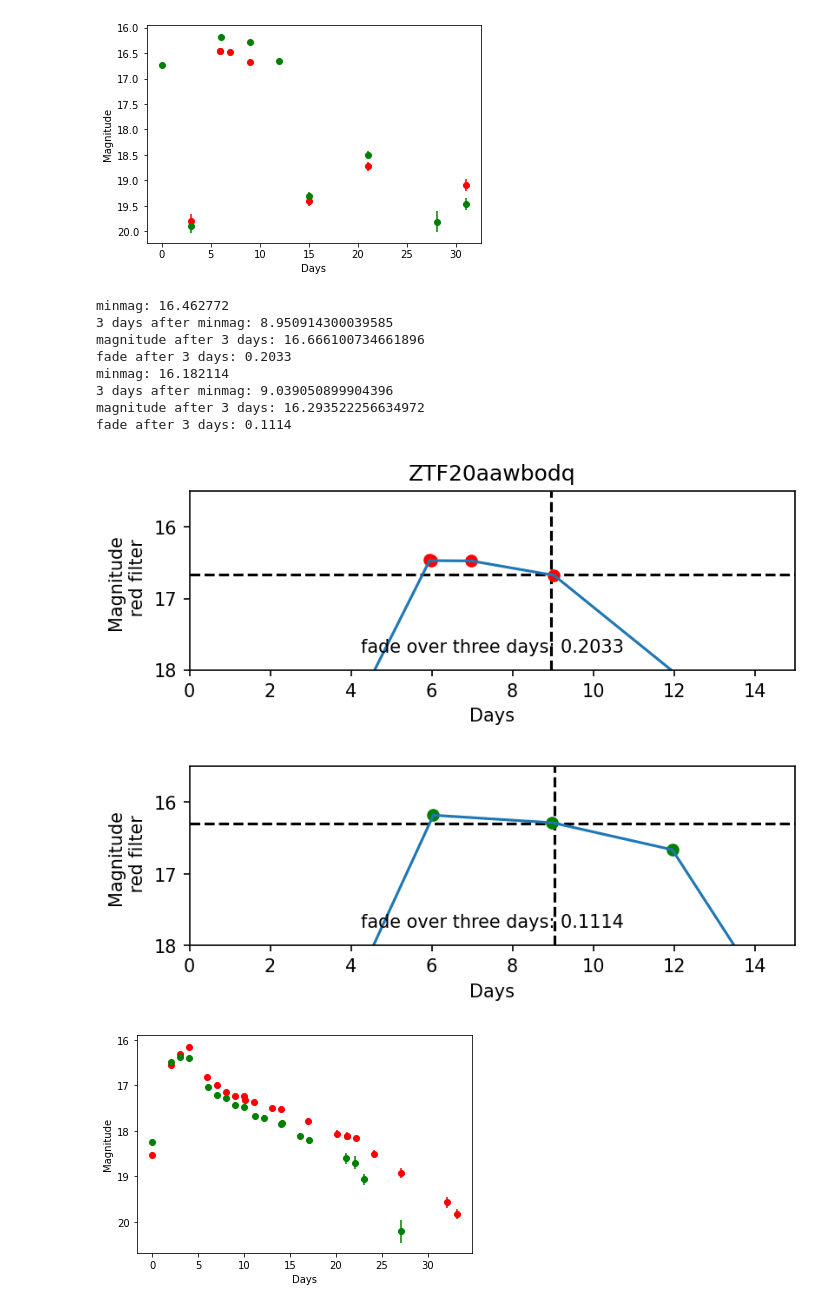
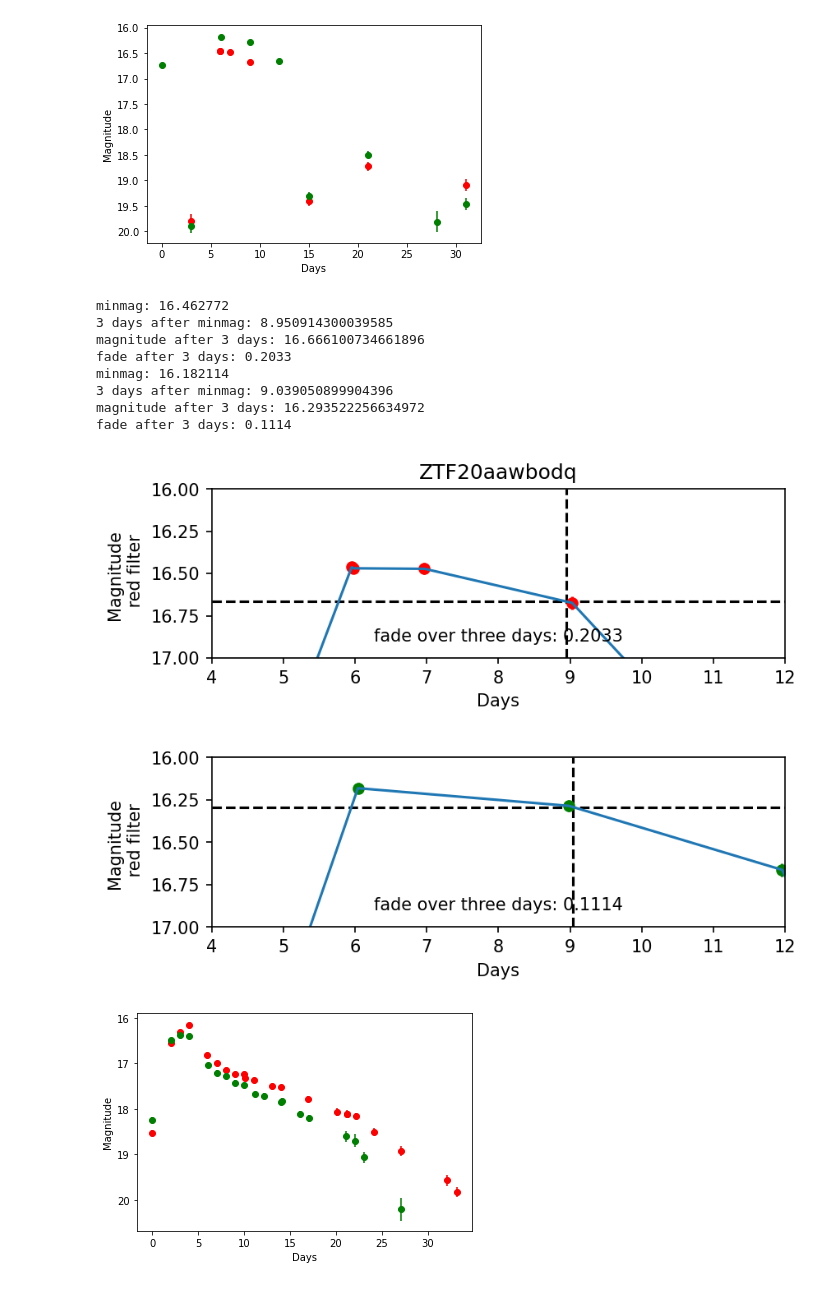
Before and after one commit to magerhart/Summer-Research, a Jupyter notebook: Fade 3 days after peak plots.ipynb, the cells around one changed output. Cells and saved outputs as stored; diff of their text form; code cells hidden in the pictures.

```diff
--- a/Fade 3 days after peak plots.ipynb
+++ b/Fade 3 days after peak plots.ipynb
@@ -1233,36 +1233,36 @@ ax2.errorbar(x_vals, y_vals, y_error, c='green', fmt='o')
 ax2.set_xlabel("Days")
 ax2.set_ylabel(f'Magnitude \n red filter')
 plt.subplot(2,1,2)
 plt.gca().invert_yaxis()
 
 ax2.axhline(float(threedaymag), c='black', ls='--')
 ax2.axvline(float(tdm_time), c='black', ls='--')
 
 # interpolating between data points
 x_interp = np.linspace(np.min(x_vals), np.max(x_vals), 10000)
 y_interp = np.interp(x_interp, x_vals, y_vals)
 ax2.errorbar(x_interp, y_interp)
 
 # Adding text to plot
 textstr = f'fade over three days: {fade}'
 ax2.text(0.5, 0.1, textstr, ha='center', transform=ax2.transAxes)
 
 #formatting axes
 ax1.get_shared_x_axes().join(ax1,ax2)
 ax1.get_shared_y_axes().join(ax1,ax2)
-plt.axis([0, 15, 18, 15.5])
+plt.axis([4, 12, 17, 16])
 plt.show()
 # %% [output]
 minmag: 16.462772
 3 days after minmag: 8.950914300039585
 magnitude after 3 days: 16.666100734661896
 fade after 3 days: 0.2033
 minmag: 16.182114
 3 days after minmag: 9.039050899904396
 magnitude after 3 days: 16.293522256634972
 fade after 3 days: 0.1114
-[figure, old version]
+[figure, new version]
-[figure, old version]
+[figure, new version]
 # %%
 CV_8 = pd.read_csv("C:\\Users\\marya\\Downloads\\ZTF19achbhfc_20220606\\detections_ZTF19achbhfc.csv")
 plotname = CV_8
```
Also changed, not shown: parts of 22 cells of this notebook.
